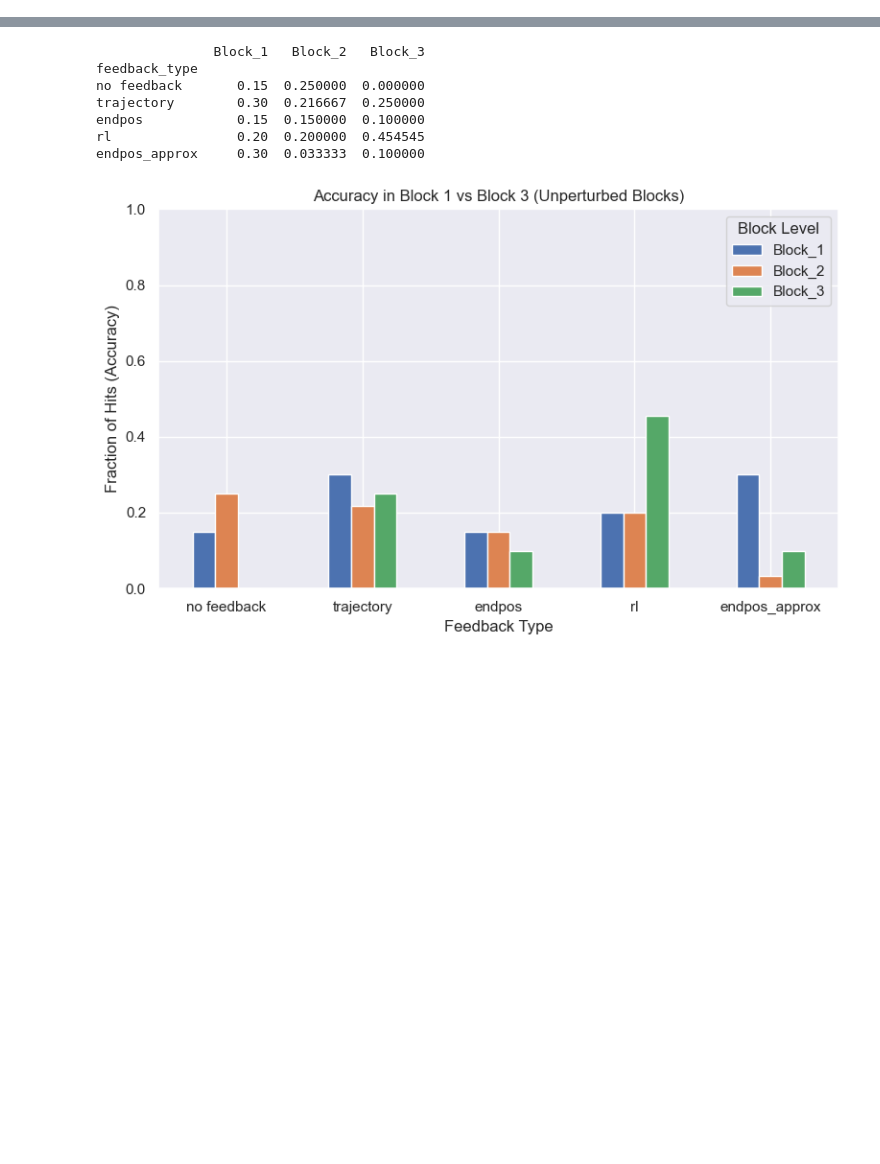
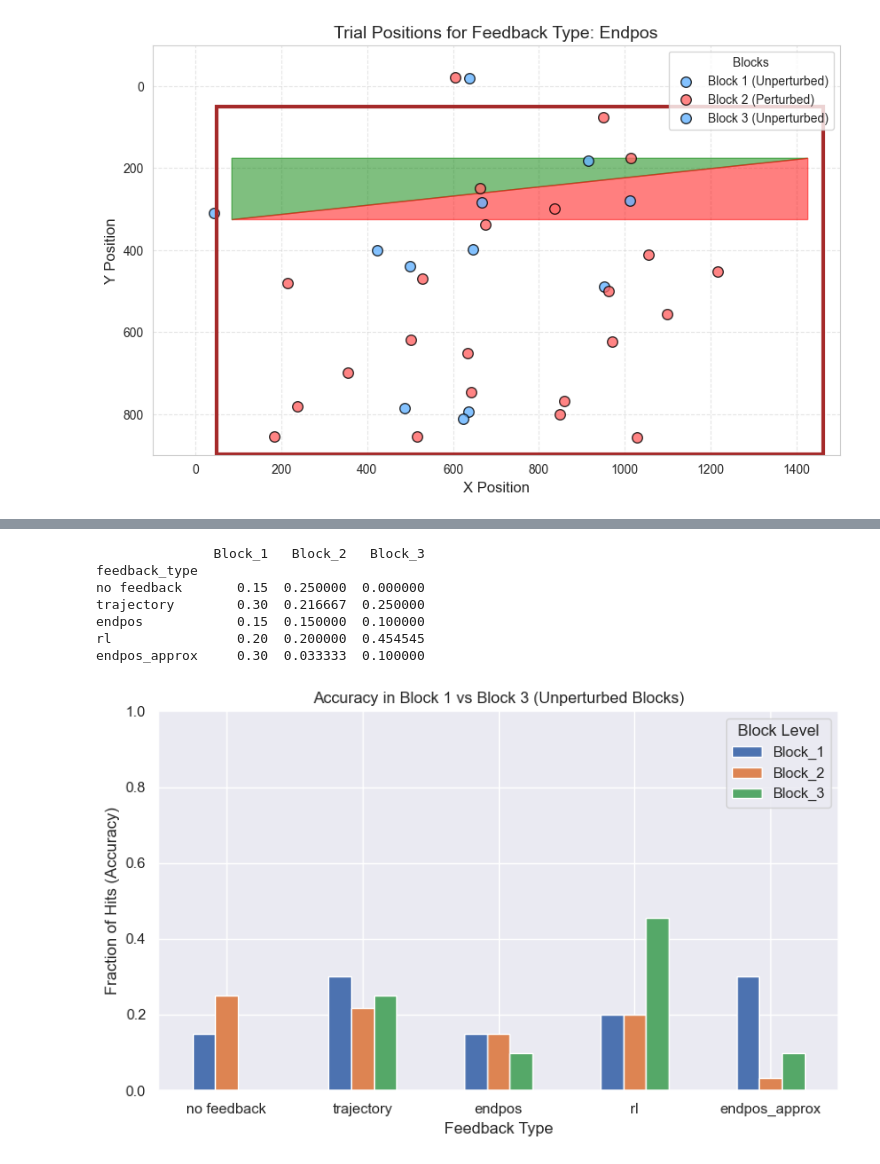
Before and after one commit to Ahmed-Eldably/neural_modelling_24, a Jupyter notebook: computatinal_motor_learning/04_the_bavarian_game_2/Untitled.ipynb, the cells around one changed output, grey strips where cells are left out. Drawn from its saved outputs; the diff is of its cells as text; code cells hidden in the pictures; blank space fills up the shorter version.

```diff
--- a/computatinal_motor_learning/04_the_bavarian_game_2/Untitled.ipynb
+++ b/computatinal_motor_learning/04_the_bavarian_game_2/Untitled.ipynb
@@ -102,5 +146,85 @@ feedback_mapping
 # %%
-# Apply the feedback mapping to the DataFrame
-df_all['feedback_type'] = df_all['feedback_block'].map(feedback_mapping)
-df_all
+df_all = df_endpos
+
+# Define feedback block mappings based on block design
+feedback_blocks = {
+    'endpos': [1, 2, 3],
+    'endpos': [4, 5, 6],
+    'endpos': [7, 8, 9],
+    'endpos': [10, 11, 12],
+    'endpo_approx': [13, 14, 15],
+}
+
+feedback_block_order = ['none', 'endpos', 'endpos_approx']
+
+# Define colors for perturbed and unperturbed
+block_colors = {
+    1: '#66B3FF',  # Blue (Unperturbed)
+    2: '#FF6666',  # Red (Perturbed)
+    3: '#66B3FF'   # Blue (Unperturbed)
+}
+
+# Define block labels
+block_mapping = {
+    1: "Block 1 (Unperturbed)",
+    2: "Block 2 (Perturbed)",
+    3: "Block 3 (Unperturbed)"
+}
+
+# Apply the feedback mapping
+df_all['feedback_type'] = df_all['feedback_block'].map({
+    block: feedback for feedback, blocks in feedback_blocks.items() for block in blocks
+})
+
+# Assign a single subject ID (assuming one subject)
+df_all['subject_id'] = 1
+
+# Generate separate plots for each feedback type
+for fb_type in feedback_block_order:
+    plt.figure(figsize=(10, 6))
+
+    # Filter trials for the current feedback type
+    trials = df_all[df_all['feedback_type'] == fb_type].copy()
+    if trials.empty:
+        continue  # Skip if no data for this feedback type
+
+    # Map feedback blocks into block levels (1, 2, 3)
+    trials['block_level'] = trials['feedback_block'].apply(lambda x: (x - 1) % 3 + 1)
+
+    # Group by block level
+    grouped_feedback_block = trials.groupby('block_level')
+
+    # Draw Green & Red Zones
+    green_polygon = patches.Polygon([[85, 176], [85, 326], [1426, 176]], color="green", alpha=0.5)
+    red_polygon = patches.Polygon([[1426, 326], [1426, 176], [85, 326]], color="red", alpha=0.5)
+
+    plt.gca().add_patch(green_polygon)
+    plt.gca().add_patch(red_polygon)
+
+    # Plot each block level
+    for block_level, group in grouped_feedback_block:
+        plt.scatter(group['x'], group['y'],
+                    label=block_mapping[block_level],
+                    color=block_colors[block_level],
+                    alpha=0.8, edgecolors='black', s=70)
+
+    # Draw border rectangle
+    plt.gca().add_patch(plt.Rectangle((50, 49), 1412, 850, fill=False, edgecolor='brown', linewidth=3))
+
+    # Improve Labels & Titles
+    plt.xlabel("X Position", fontsize=12)
+    plt.ylabel("Y Position", fontsize=12)
+    plt.title(f"Trial Positions for Feedback Type: {fb_type.capitalize()}", fontsize=14)
+
+    # Legend
+    plt.legend(title="Blocks", loc="upper right", fontsize=10, frameon=True)
+
+    # Fix Y-Axis Limits (Inverted)
+    plt.ylim(900, -100)
+    plt.xlim(-100, 1500)
+    plt.grid(True, linestyle="--", alpha=0.5)
+
+    # Save & Show
+    plt.savefig(f"feedback_{fb_type}.png", dpi=300)
+    plt.show()
 # %% [output]
@@ -119,0 +232 @@ df_all
+[figure, added]
```
Also changed, not shown: parts of 9 cells of this notebook, 19 other files.
